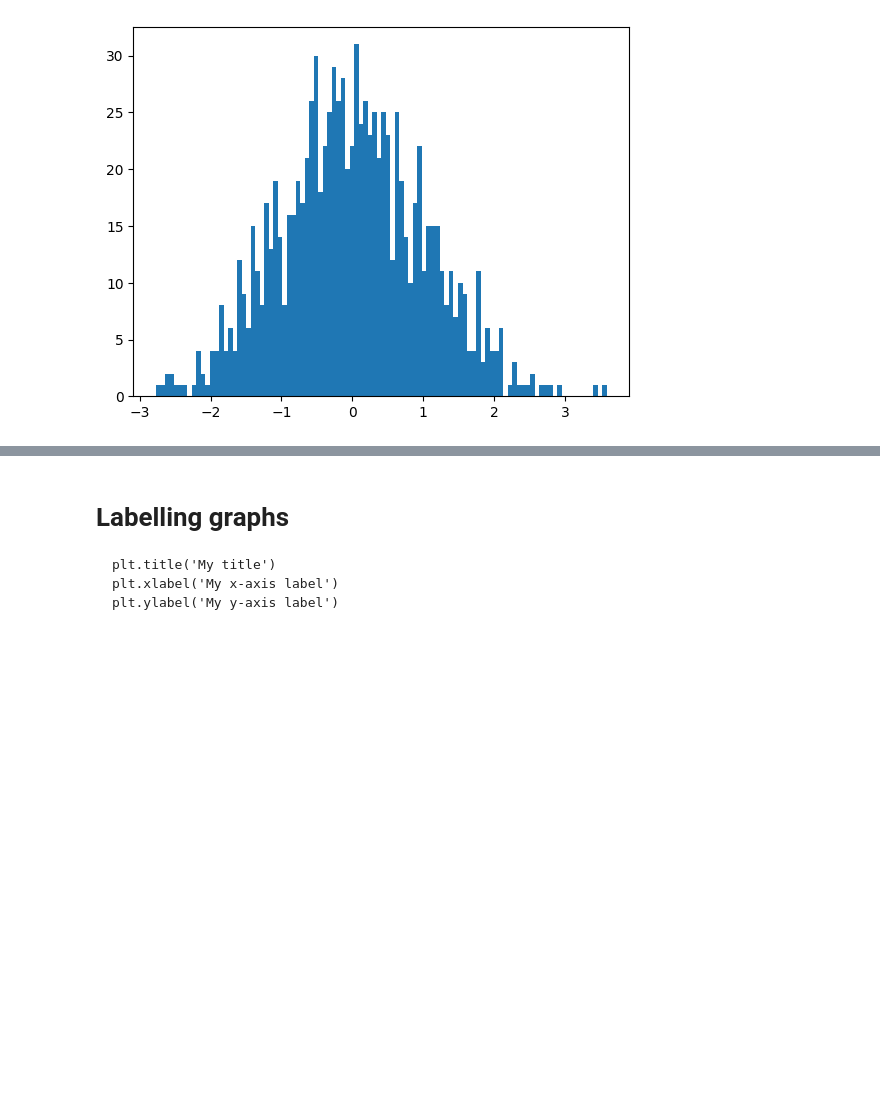
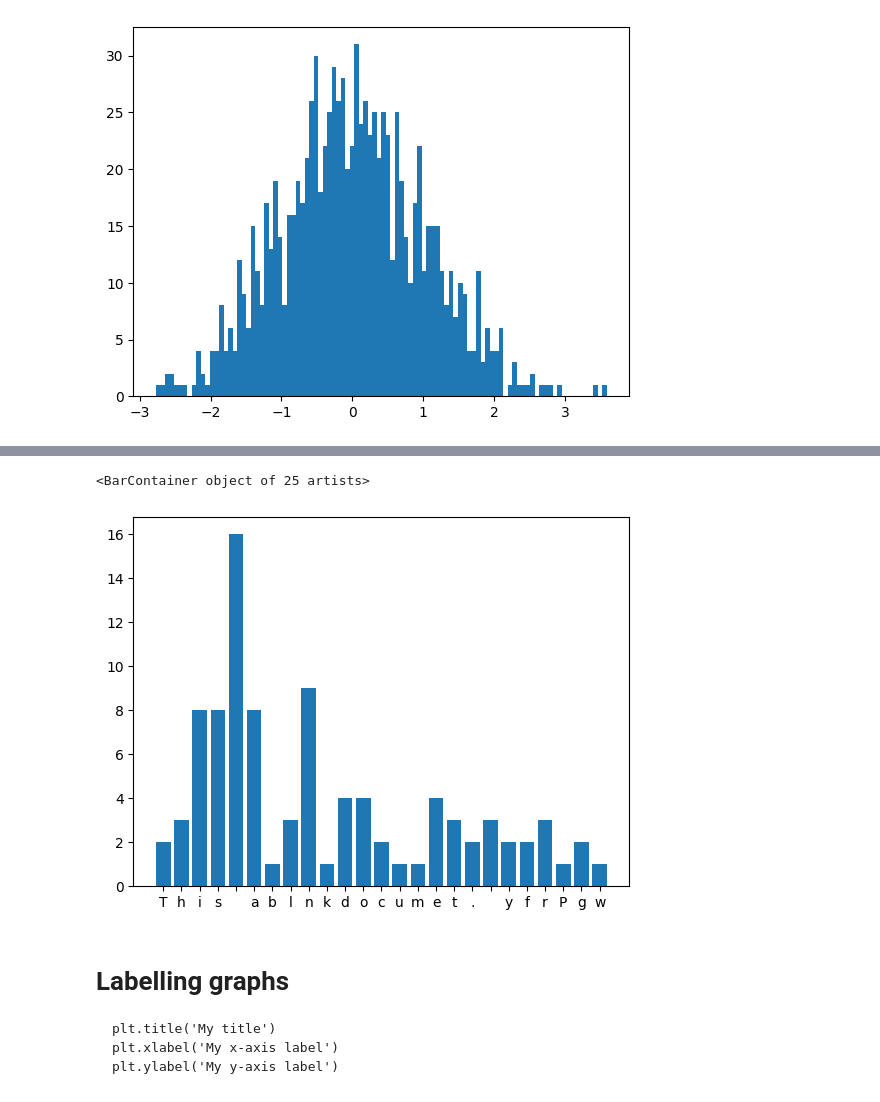
Before and after one commit to morey-ow/cs2521-summer2023, a Jupyter notebook: chapter4notes.ipynb, the cells around one changed output, grey strips where cells are left out. Drawn from its saved outputs; the diff is of its cells as text; code cells hidden in the pictures; blank space fills up the shorter version.

```diff
--- a/chapter4notes.ipynb
+++ b/chapter4notes.ipynb
@@ -782,3 +804,8 @@ plt.hist(x, 100)
+# %%
+plt.bar(D.keys(), D.values())
+# %% [output]
+<BarContainer object of 25 artists>
+[figure, added]
 # %% [markdown]
 # Labelling graphs
 
```
Also changed, not shown: parts of 19 cells of this notebook.
